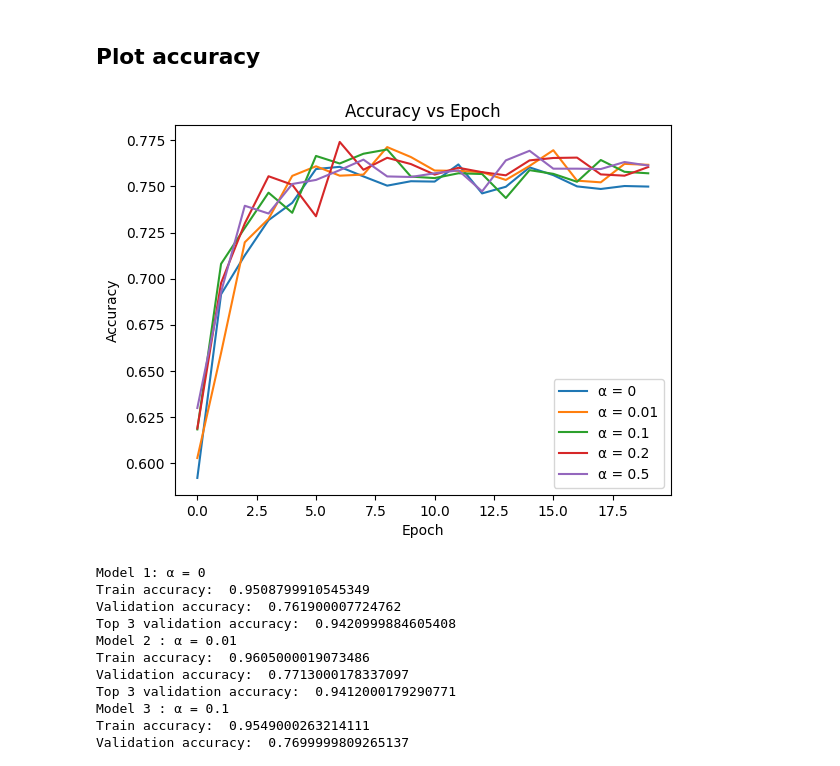
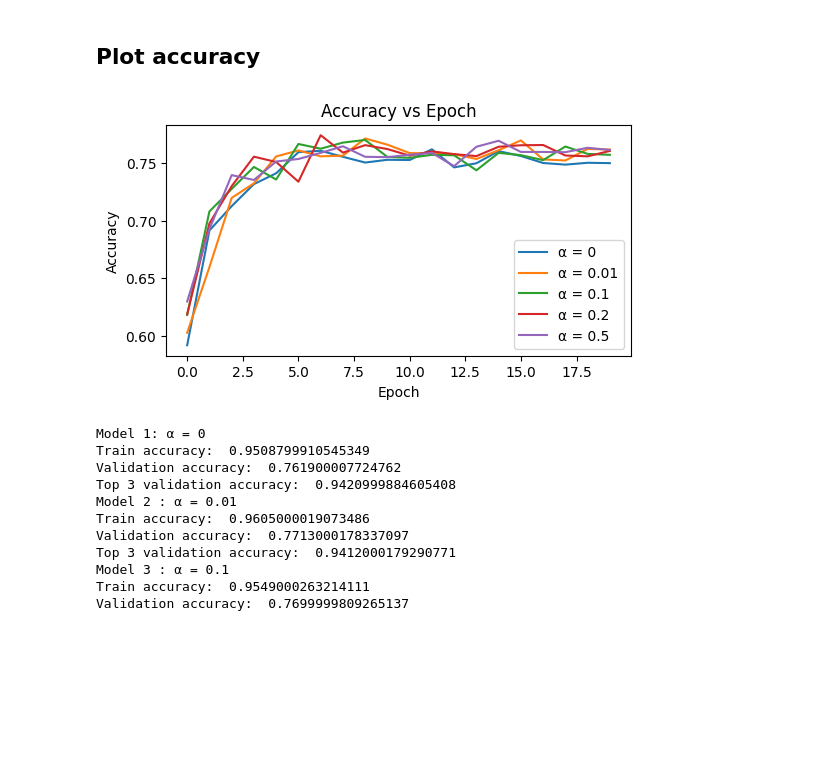
Before and after one commit to jswaite-usc/CS567Project, a Jupyter notebook: CIFAR-10/baseline+label_smoothing/BaselineWithLabelSmoothing_different_hyperparamters.ipynb, the cells around one changed output. Drawn from its saved outputs; the diff is of its cells as text; code cells hidden in the pictures; blank space fills up the shorter version.

```diff
--- a/CIFAR-10/baseline+label_smoothing/BaselineWithLabelSmoothing_different_hyperparamters.ipynb
+++ b/CIFAR-10/baseline+label_smoothing/BaselineWithLabelSmoothing_different_hyperparamters.ipynb
@@ -329,34 +329,36 @@ val_acc = np.load('./cifar10_cnn/val_acc_1.npy')
 acc2 = np.load('./cifar10_cnn/acc_2.npy')
 val_acc2 = np.load('./cifar10_cnn/val_acc_2.npy')
 
 acc3 = np.load('./cifar10_cnn/acc_3.npy')
 val_acc3 = np.load('./cifar10_cnn/val_acc_3.npy')
 
 acc4 = np.load('./cifar10_cnn/acc_4.npy')
 val_acc4 = np.load('./cifar10_cnn/val_acc_4.npy')
 
 acc5 = np.load('./cifar10_cnn/acc_5.npy')
 val_acc5 = np.load('./cifar10_cnn/val_acc_5.npy')
 
 #plot the accuracy
 #plt.plot(acc, label='train_acc')
+#make the plot ratio 4:6
+plt.figure(figsize=(6, 3))
 plt.plot(val_acc, label='α = 0')
 #plt.plot(acc2, label='train_acc2')
 plt.plot(val_acc2, label='α = 0.01')
 #plt.plot(acc3, label='train_acc3')
 plt.plot(val_acc3, label='α = 0.1')
 #plt.plot(acc4, label='train_acc4')
 plt.plot(val_acc4, label='α = 0.2')
 #plt.plot(acc5, label='train_acc5')
 plt.plot(val_acc5, label='α = 0.5')
 plt.legend(loc='lower right')
 plt.xlabel('Epoch')
 plt.ylabel('Accuracy')
 plt.title('Accuracy vs Epoch')
 #plt.savefig('cifar10_cnn/acc.png')
 plt.show()
 # %% [output]
-[figure, old version]
+[figure, new version]
 # %%
 #load validation accuracy of top 3
 top3_val_acc = np.load('./cifar10_cnn/top3_val_acc_1.npy')
```
